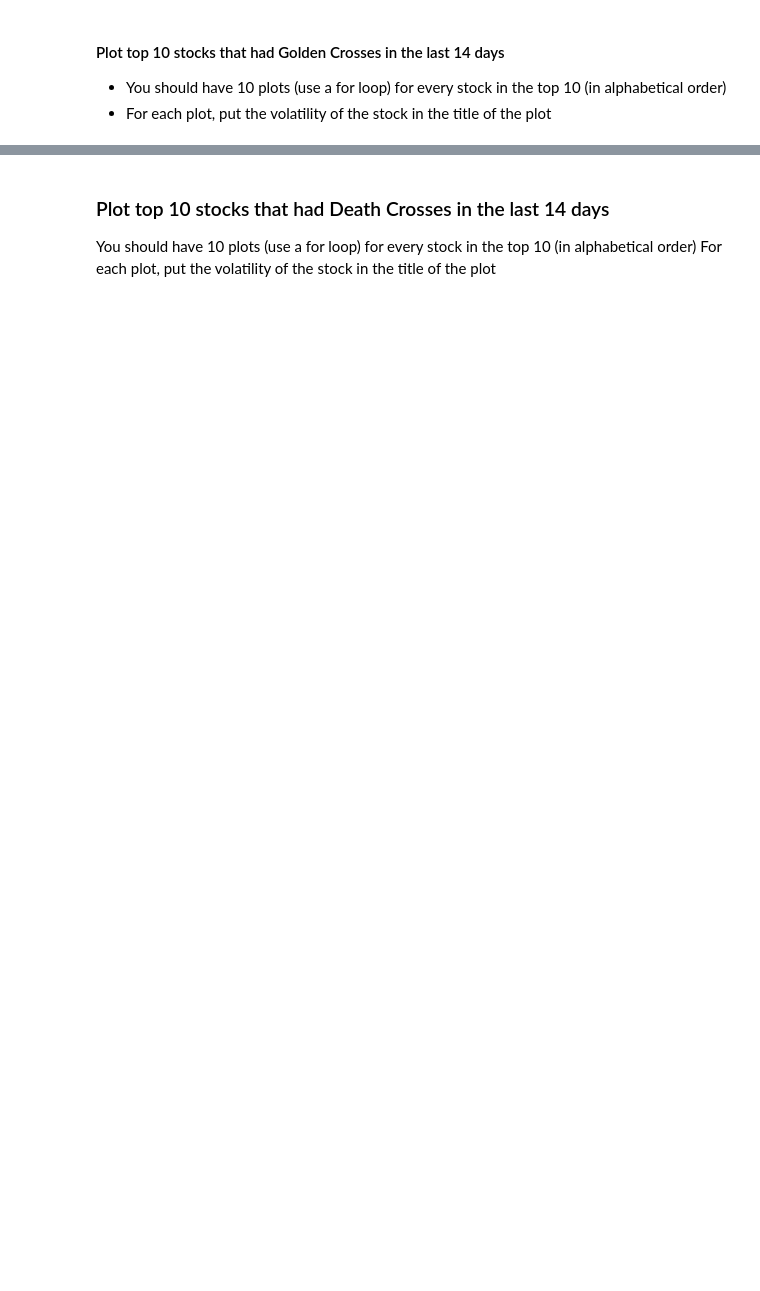
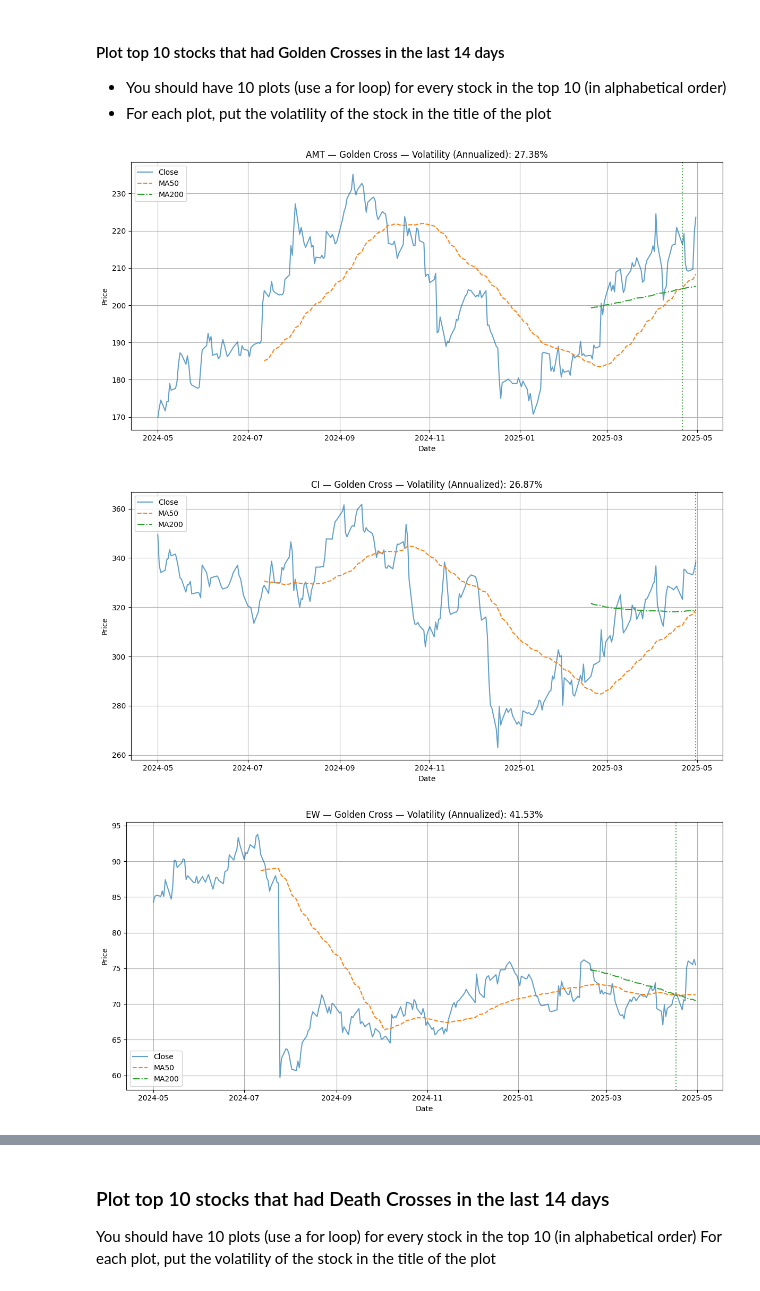
Before and after one commit to AlejandroDiaz10/Fintech, a Jupyter notebook: Module 1/technical_analysis_sp500_ DíazA01276769.ipynb, the cells around one changed output, grey strips where cells are left out. Saved outputs shown, nothing was run; the diff lists cells and outputs as text; code cells hidden in the pictures; blank space fills up the shorter version.

```diff
--- a/Module 1/technical_analysis_sp500_ DíazA01276769.ipynb
+++ b/Module 1/technical_analysis_sp500_ DíazA01276769.ipynb
@@ -143,3 +481,36 @@ YOUR WRITTEN RESPONSE HERE
+# %%
+def plot_crosses_with_volatility(ticker, df_close, df_ma50, df_ma200, volatility_series, cross_dates, cross_type):
+    """
+    Plot stock price and MAs highlighting crosses with volatility in the title.
+
+    Args:
+        ticker (str): Stock symbol to plot.
+        df_close (pd.DataFrame): Close prices.
+        df_ma50 (pd.DataFrame): 50-day moving average.
+        df_ma200 (pd.DataFrame): 200-day moving average.
+        volatility_series (pd.Series): Annualized volatility for the ticker.
+        cross_dates (list of str): Dates (YYYY-MM-DD) where crosses occurred for this ticker.
+        cross_type (str): "Golden Cross" or "Death Cross".
+    """
+    plt.figure(figsize=(12, 6))
+    plt.plot(df_close[ticker], label="Close", alpha=0.7)
+    plt.plot(df_ma50[ticker], label="MA50", linestyle='--')
+    plt.plot(df_ma200[ticker], label="MA200", linestyle='-.')
+
+    # Highlight cross dates
+    for date in cross_dates:
+        plt.axvline(pd.to_datetime(date), color='green' if cross_type == "Golden Cross" else 'red', linestyle=':', alpha=0.7)
+
+    vol = volatility_series.get(ticker, np.nan)
+    vol_str = f"{vol:.2%}" if not np.isnan(vol) else "N/A"
+
+    plt.title(f"{ticker} — {cross_type} — Volatility (Annualized): {vol_str}")
+    plt.xlabel("Date")
+    plt.ylabel("Price")
+    plt.legend()
+    plt.grid(True)
+    plt.tight_layout()
+    plt.show()
 # %% [markdown]
 #### Plot top 10 stocks that had Golden Crosses in the last 14 days
 
@@ -148,3 +519,14 @@ YOUR WRITTEN RESPONSE HERE
 # %%
 # CODE HERE
 # Visualize the results here
+
+# Sort the tickers by volatility and select the top 10
+golden_tickers_top10 = sorted(df_golden_cross_14d["TICKER"].unique())[:10]
+
+for ticker in golden_tickers_top10:
+    dates = df_golden_cross_14d[df_golden_cross_14d["TICKER"] == ticker]["DATE"].tolist()
+    plot_crosses_with_volatility(ticker, df_close, df_ma50, df_ma200, volatility_annualized, dates, cross_type="Golden Cross")
+# %% [output]
+[figure, added]
+[figure, added]
+[figure, added]
```
Also changed, not shown: parts of 31 cells of this notebook.
